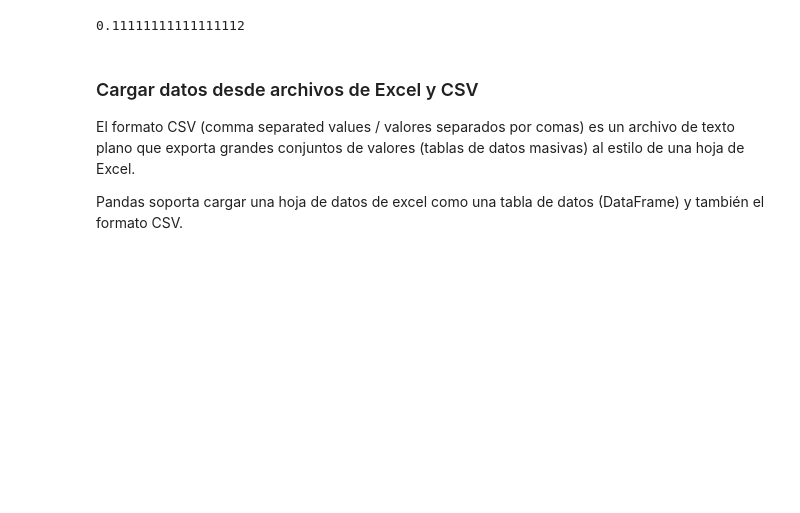
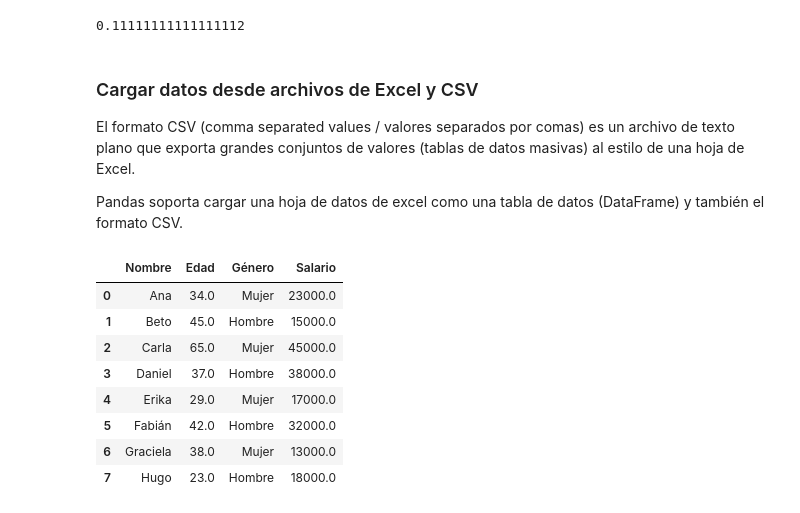
Before and after one commit to dragonnomada/ciencia-datos-basico-consar-2025, a Jupyter notebook: sesion05/sesion05.ipynb, the cells around one changed output. Cells and saved outputs as stored; diff of their text form; code cells hidden in the pictures; blank space fills up the shorter version.

```diff
--- a/sesion05/sesion05.ipynb
+++ b/sesion05/sesion05.ipynb
@@ -420,3 +420,18 @@ reporte1.loc["Hombre", "Rubio"] / reporte1.sum(axis=1).loc["Hombre"]
 El formato CSV (comma separated values / valores separados por comas) es un archivo de texto plano que exporta grandes conjuntos de valores (tablas de datos masivas) al estilo de una hoja de Excel.
 
 Pandas soporta cargar una hoja de datos de excel como una tabla de datos (DataFrame) y también el formato CSV.
+# %%
+datos1 = pandas.read_csv("personas.csv",
+    sep=";", encoding="latin-1").dropna()
+
+datos1
+# %% [output]
+|  | Nombre | Edad | Género | Salario |
+| 0 | Ana | 34.0 | Mujer | 23000.0 |
+| 1 | Beto | 45.0 | Hombre | 15000.0 |
+| 2 | Carla | 65.0 | Mujer | 45000.0 |
+| 3 | Daniel | 37.0 | Hombre | 38000.0 |
+| 4 | Erika | 29.0 | Mujer | 17000.0 |
+| 5 | Fabián | 42.0 | Hombre | 32000.0 |
+| 6 | Graciela | 38.0 | Mujer | 13000.0 |
+| 7 | Hugo | 23.0 | Hombre | 18000.0 |
```
Also changed, not shown: 2 other files.
